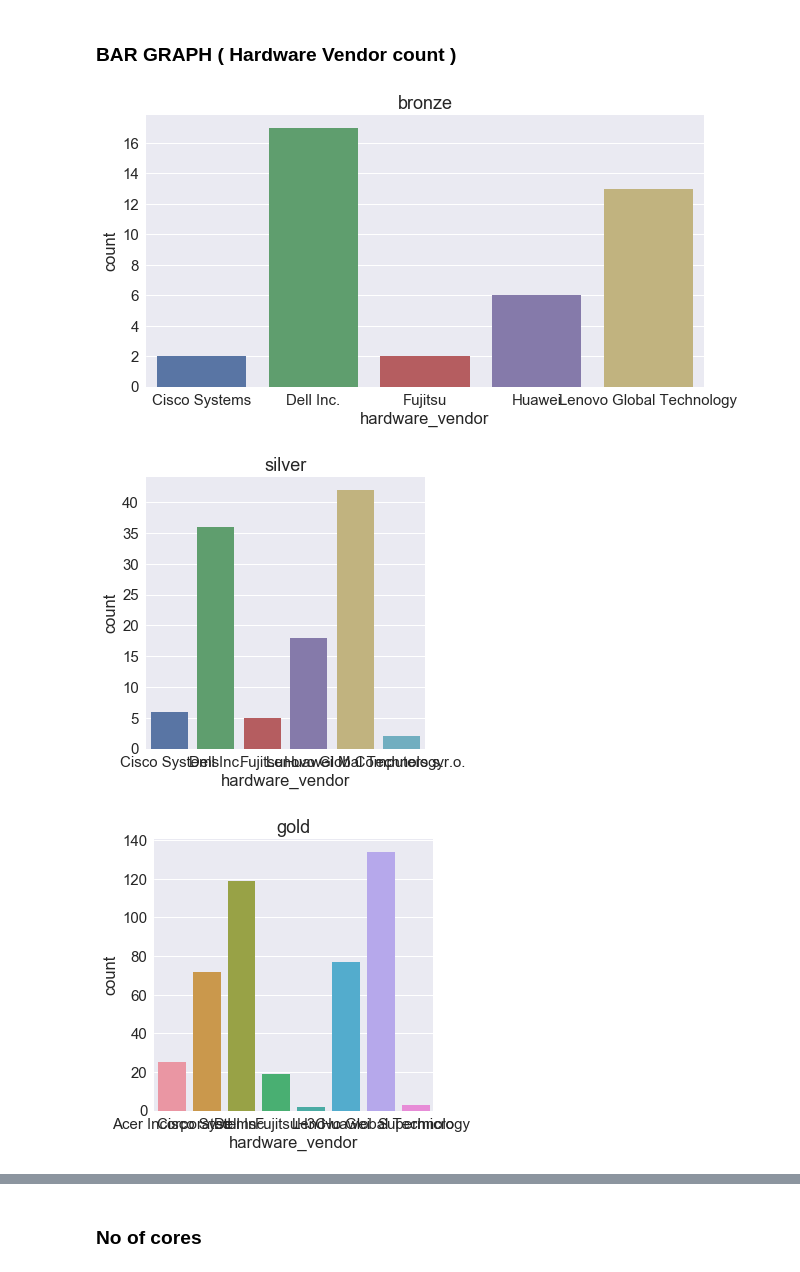
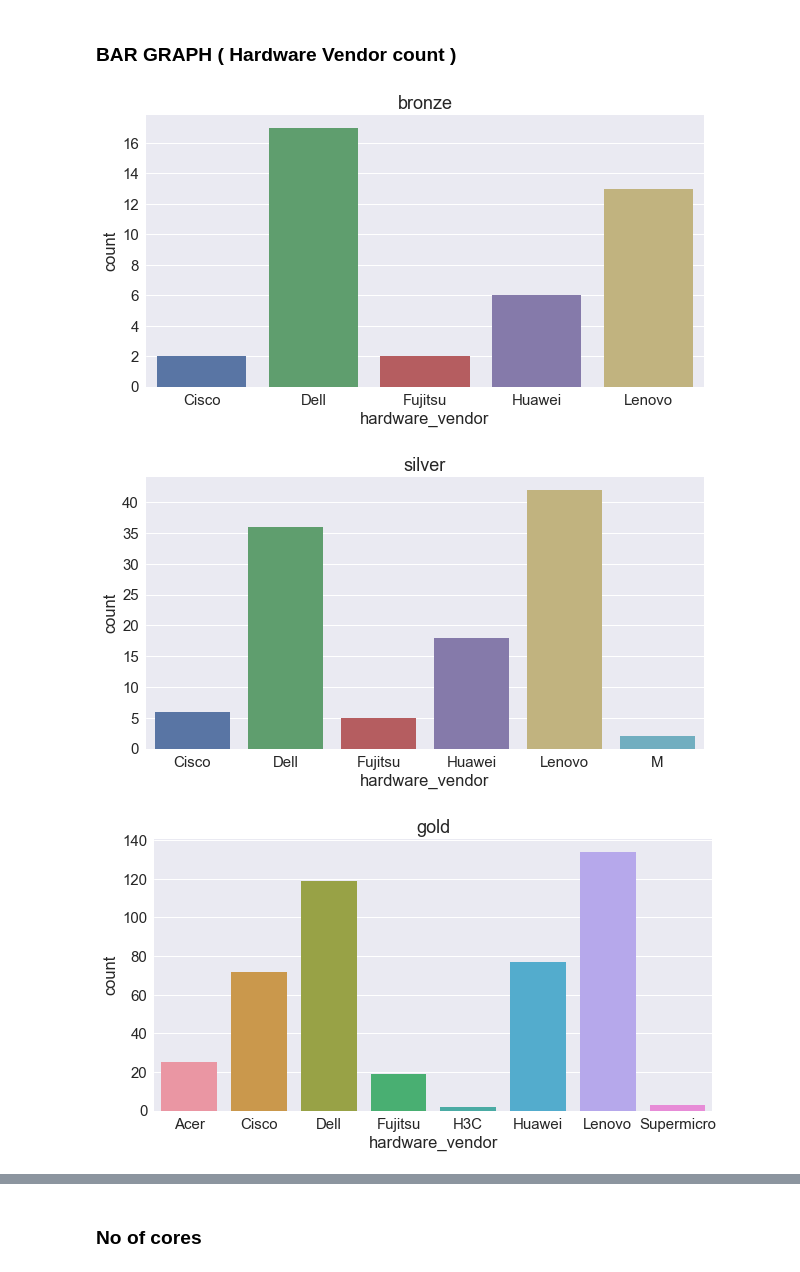
Before and after one commit to shikher7/Learning_on_Processor_Data, a Jupyter notebook: processor_analytics.ipynb, the cells around one changed output, grey strips where cells are left out. Cells and saved outputs as stored; diff of their text form; code cells hidden in the pictures.

```diff
--- a/processor_analytics.ipynb
+++ b/processor_analytics.ipynb
@@ -97,11 +97,13 @@ print(df2['hardware_vendor'])
 series=''
 a=[]
 b=[]
+h=""
 c=[]
 s=[]
 a=dfb['system'].values
 m=dfb['published'].values
 n=""
+vendor=''
 days=[]
 month=["",'Jan','Feb','Mar','Apr','May','Jun','Jul','Aug','Sep','Oct','Nov','Dec']
 for i in range(0,dfb['system'].count()):
@@ -109,14 +111,18 @@ for i in range(0,dfb['system'].count()):
     counter=counter+1
     b=a[i].replace("("," ").replace(")"," ").replace(","," ").split()
     n=dfb.published[i].split('-')
+    h=dfb.hardware_vendor[i].split(' ')
     d0 = date(2000, 1, 1)
     d1 = date(int(n[1]),month.index(n[0]),1)
     days.append((d1-d0).days)
     if('Intel' in b):
         series=' '.join(b[(b.index('Intel')):(b.index('Intel')+4)])
-        dfb.system[i]=series
         c.append(series)
         s.append(series)
+        series=b[b.index('Intel')+3]
+        vendor=h[0]
+        dfb.system[i]=series
+        dfb.hardware_vendor[i]=vendor
 df=pd.DataFrame()
 df['system']=(pd.Series(dfb.system.unique())).values
 print('\n','Different series of processeor ','\n')
@@ -178,7 +199,7 @@ series=''
 a=[]
 b=[]
 c=[]
-
+h=""
 a=dfs['system'].values
 m=dfs['published'].values
 n=""
@@ -189,14 +210,18 @@ for i in range(0,dfs['system'].count()):
     counter=counter+1
     b=a[i].replace("("," ").replace(")"," ").replace(","," ").split()
     n=dfs.published[i].split('-')
+    h=dfs.hardware_vendor[i].split(' ')
     d0 = date(2000, 1, 1)
     d1 = date(int(n[1]),month.index(n[0]),1)
     days.append((d1-d0).days)
     if('Intel' in b):
         series=' '.join(b[(b.index('Intel')):(b.index('Intel')+4)])
-        dfs.system[i]=series
         c.append(series)
         s.append(series)
+        series=b[b.index('Intel')+3]
+        vendor=h[0]
+        dfs.system[i]=series
+        dfs.hardware_vendor[i]=vendor
 df=pd.DataFrame()
 df['system']=(pd.Series(dfs.system.unique())).values
 print('\n','Different series of processeor ','\n')
@@ -267,7 +301,7 @@ series=''
 a=[]
 b=[]
 c=[]
-
+h=""
 a=dfg['system'].values
 m=dfg['published'].values
 n=""
@@ -278,14 +312,18 @@ for i in range(0,dfg['system'].count()):
     counter=counter+1
     b=a[i].replace("("," ").replace(")"," ").replace(","," ").split()
     n=dfg.published[i].split('-')
+    h=dfg.hardware_vendor[i].split(' ')
     d0 = date(2000, 1, 1)
     d1 = date(int(n[1]),month.index(n[0]),1)
     days.append((d1-d0).days)
     if('Intel' in b):
         series=' '.join(b[(b.index('Intel')):(b.index('Intel')+4)])
-        dfg.system[i]=series
         c.append(series)
         s.append(series)
+        series=b[b.index('Intel')+3]
+        vendor=h[0]
+        dfg.system[i]=series
+        dfg.hardware_vendor[i]=vendor
 df=pd.DataFrame()
 df['system']=(pd.Series(dfg.system.unique())).values
 print('\n','Different series of processeor ','\n')
@@ -360,7 +401,7 @@ series=''
 a=[]
 b=[]
 c=[]
-
+h=""
 a=dfp['system'].values
 m=dfp['published'].values
 n=""
@@ -371,14 +412,18 @@ for i in range(0,dfp['system'].count()):
     counter=counter+1
     b=a[i].replace("("," ").replace(")"," ").replace(","," ").split()
     n=dfp.published[i].split('-')
+    h=dfp.hardware_vendor[i].split(' ')
     d0 = date(2000, 1, 1)
     d1 = date(int(n[1]),month.index(n[0]),1)
     days.append((d1-d0).days)
     if('Intel' in b):
         series=' '.join(b[(b.index('Intel')):(b.index('Intel')+4)])
-        dfp.system[i]=series
         c.append(series)
         s.append(series)
+        series=b[b.index('Intel')+3]
+        vendor=h[0]
+        dfp.system[i]=series
+        dfp.hardware_vendor[i]=vendor
 df=pd.DataFrame()
 df['system']=(pd.Series(dfp.system.unique())).values
 print('\n','Different series of processeor ','\n')
@@ -545,26 +588,26 @@ plt.show()
 # %%
 sns.set(font_scale=1.5)
 plt.subplots(figsize=(10,5))
 sns.countplot(x='hardware_vendor',data=dfb)
 plt.title('bronze')
 plt.show()
 
-plt.subplots(figsize=(5,5))
+plt.subplots(figsize=(10,5))
 sns.countplot(x='hardware_vendor',data=dfs)
 
 plt.title('silver')
 plt.show()
 
-plt.subplots(figsize=(5,5))
+plt.subplots(figsize=(10,5))
 sns.countplot(x='hardware_vendor',data=dfg)
 plt.title('gold')
 plt.show()
 
-plt.subplots(figsize=(5,5))
+plt.subplots(figsize=(10,5))
 sns.countplot(x='hardware_vendor',data=dfp)
 plt.title('platinum')
 plt.show()
 # %% [output]
-[figure, old version]
+[figure, new version]
-[figure, old version]
+[figure, new version]
-[figure, old version]
+[figure, new version]
```
Also changed, not shown: parts of 23 cells of this notebook, 9 other files.
